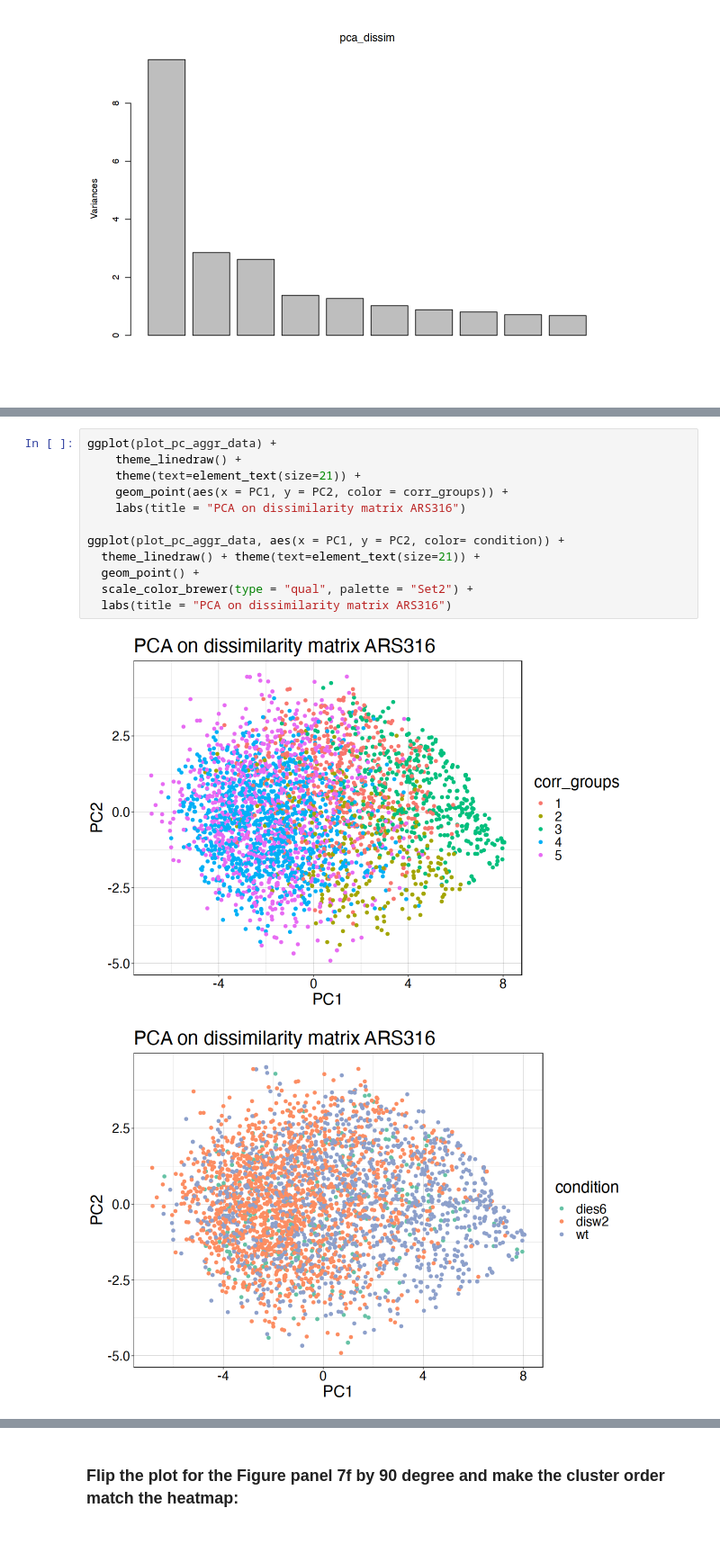
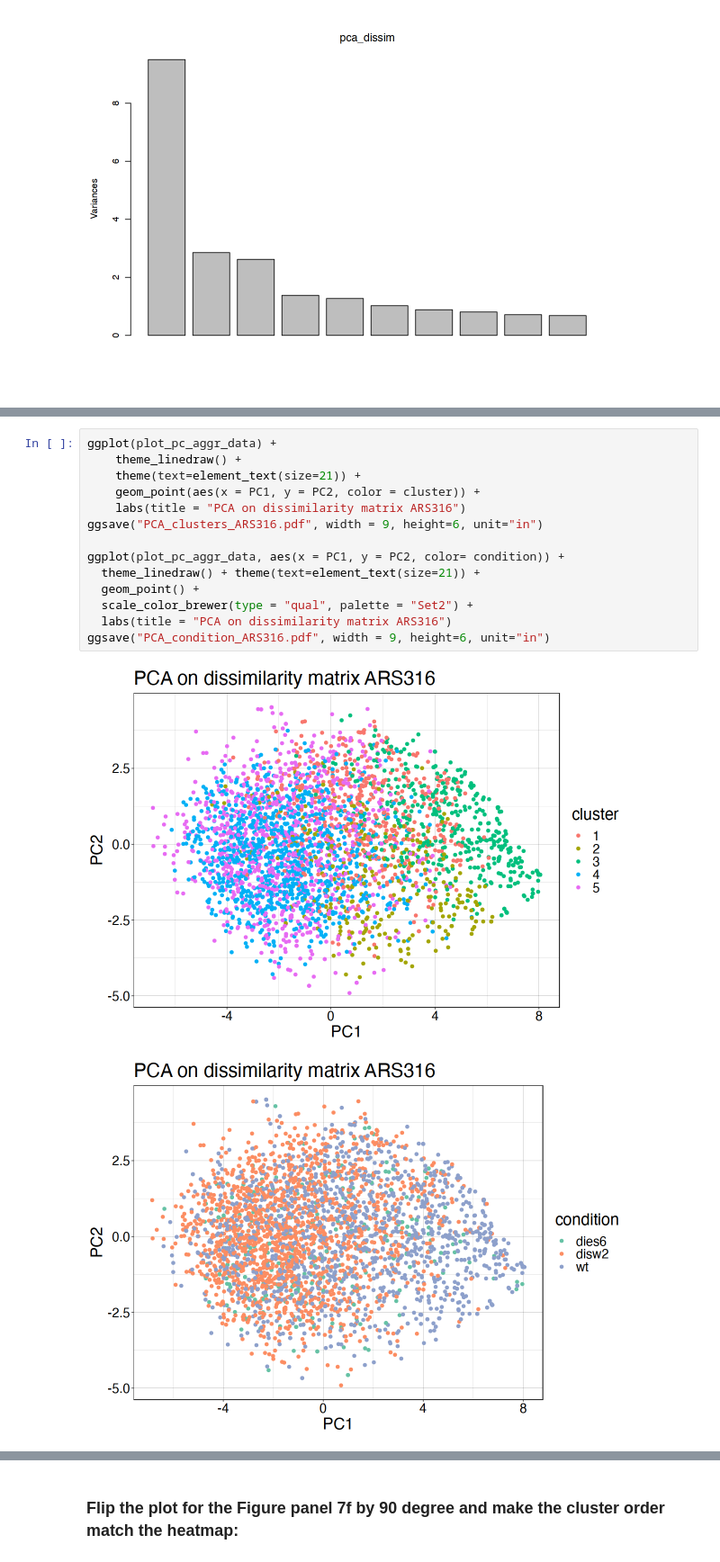
Before and after one commit to KarolineHoller/nanopore_methylation, a Jupyter notebook: clustering_ARS316.ipynb, the cells around one changed output, grey strips where cells are left out. Shown at 90% size. Cells and saved outputs as stored; diff of their text form.

Commit message:
export plots for supplementary figure and clustered data

```diff
--- a/clustering_ARS316.ipynb
+++ b/clustering_ARS316.ipynb
@@ -599,17 +585,19 @@ plot_pc_aggr_data$corr_groups <- factor(plot_pc_aggr_data$corr_groups, levels =
 # %%
 ggplot(plot_pc_aggr_data) +
     theme_linedraw() +
     theme(text=element_text(size=21)) +
-    geom_point(aes(x = PC1, y = PC2, color = corr_groups)) +
+    geom_point(aes(x = PC1, y = PC2, color = cluster)) +
     labs(title = "PCA on dissimilarity matrix ARS316")
+ggsave("PCA_clusters_ARS316.pdf", width = 9, height=6, unit="in")
 
 ggplot(plot_pc_aggr_data, aes(x = PC1, y = PC2, color= condition)) +
   theme_linedraw() + theme(text=element_text(size=21)) +
   geom_point() +
   scale_color_brewer(type = "qual", palette = "Set2") +
   labs(title = "PCA on dissimilarity matrix ARS316")
+ggsave("PCA_condition_ARS316.pdf", width = 9, height=6, unit="in")
 # %% [output]
-[figure, old version]
+[figure, new version]
 [figure]
 # %%
 fviz_nbclust(dissim_mat,
```
Also changed, not shown: parts of 7 cells of this notebook, 3 other files.
